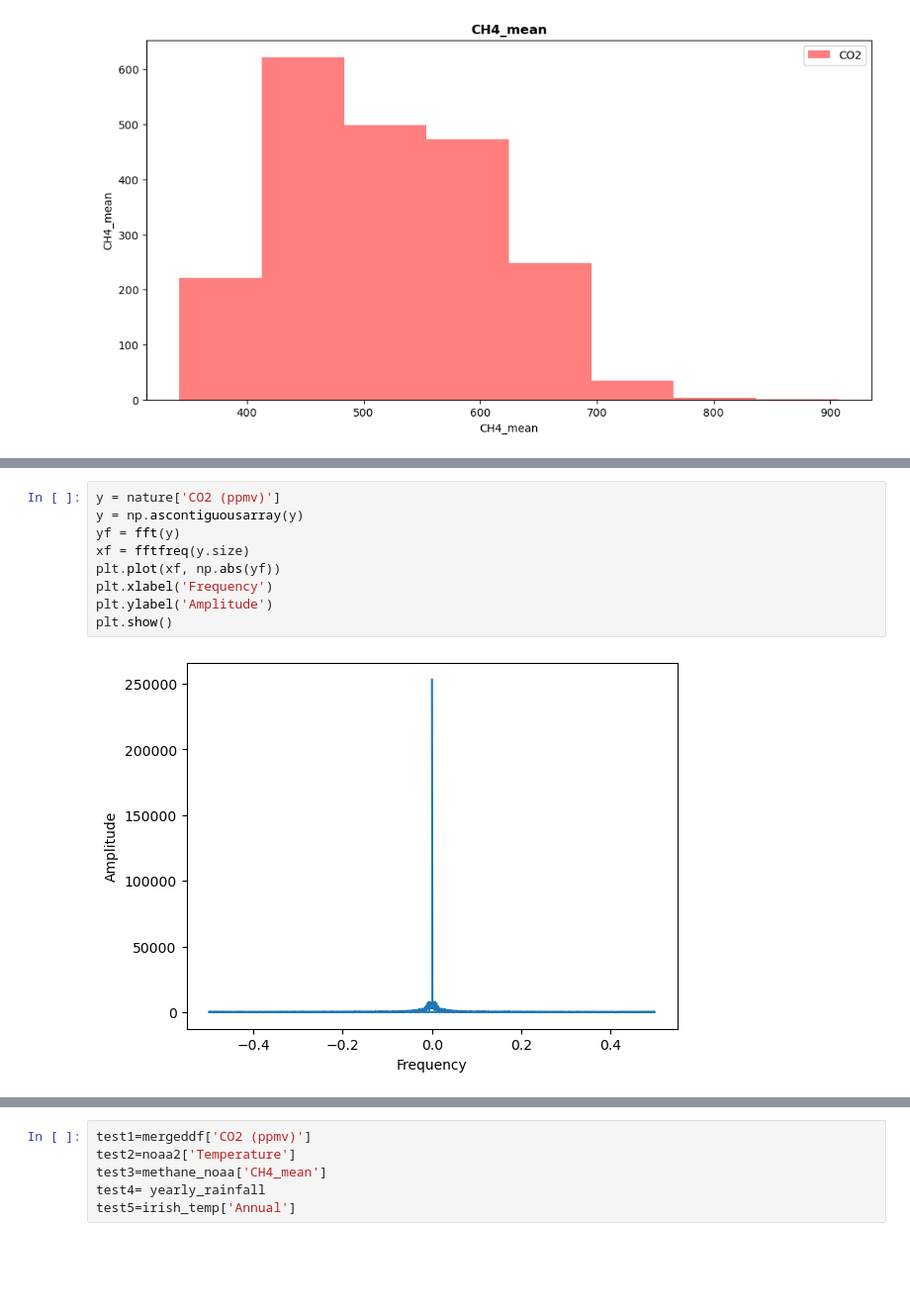
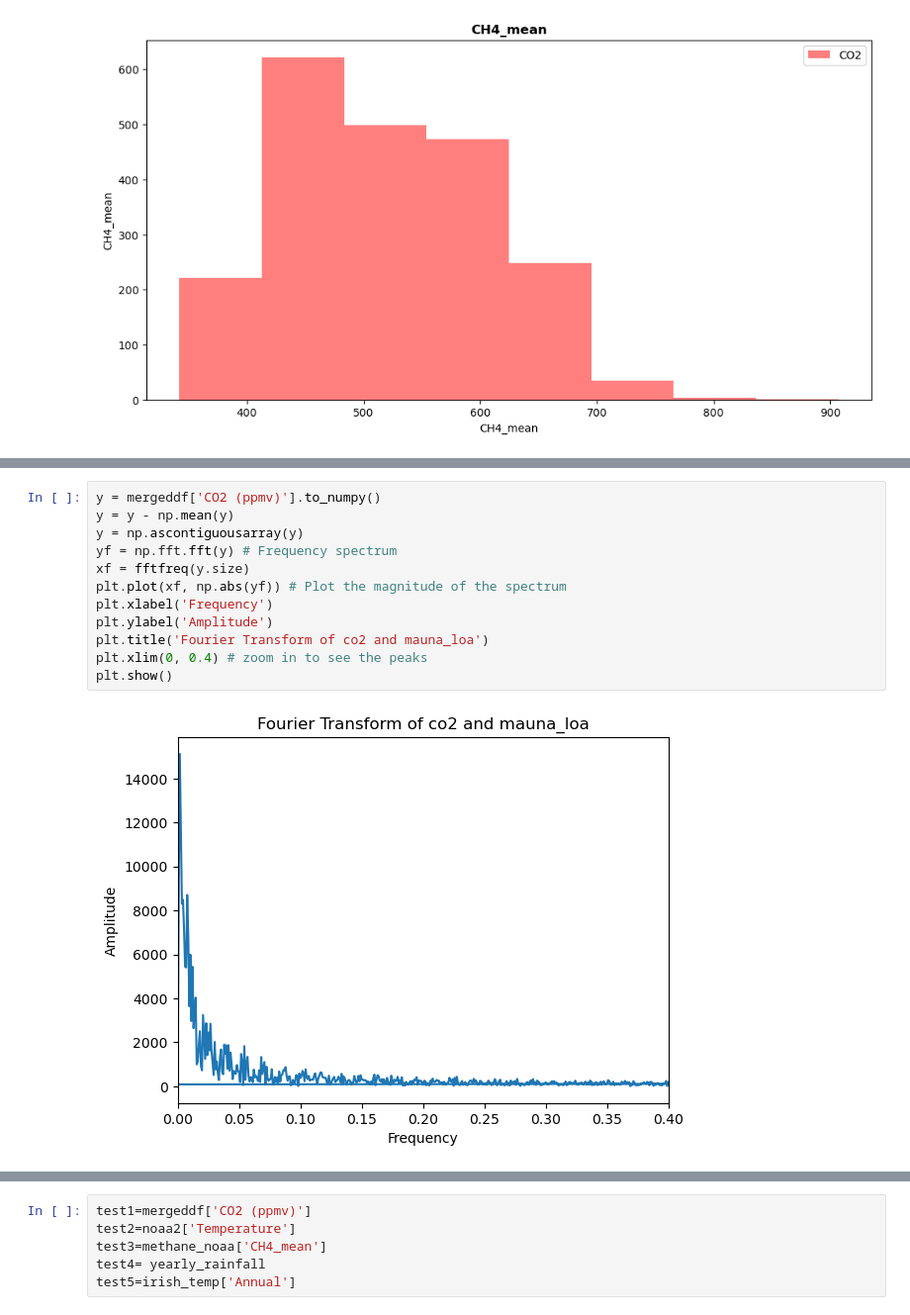
Before and after one commit to keithmmc/pda2, a Jupyter notebook: project2.ipynb, the cells around one changed output, grey strips where cells are left out. Shown at 99% size. Drawn from its saved outputs; the diff is of its cells as text; blank space fills up the shorter version.

```diff
--- a/project2.ipynb
+++ b/project2.ipynb
@@ -476,11 +478,14 @@ ax.legend(loc='upper right')
 # %%
-y = nature['CO2 (ppmv)']
+y = mergeddf['CO2 (ppmv)'].to_numpy()
+y = y - np.mean(y)
 y = np.ascontiguousarray(y)
-yf = fft(y)
+yf = np.fft.fft(y) # Frequency spectrum
 xf = fftfreq(y.size)
-plt.plot(xf, np.abs(yf))
+plt.plot(xf, np.abs(yf)) # Plot the magnitude of the spectrum
 plt.xlabel('Frequency')
 plt.ylabel('Amplitude')
+plt.title('Fourier Transform of co2 and mauna_loa')
+plt.xlim(0, 0.4) # zoom in to see the peaks
 plt.show()
 # %% [output]
-[figure, old version]
+[figure, new version]
```
Also changed, not shown: parts of 36 cells of this notebook.
